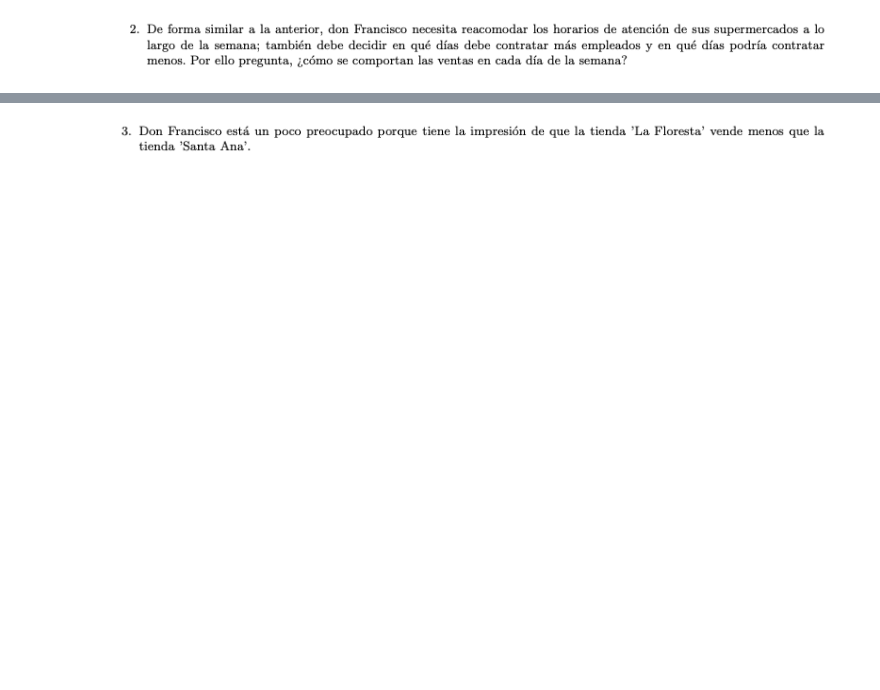
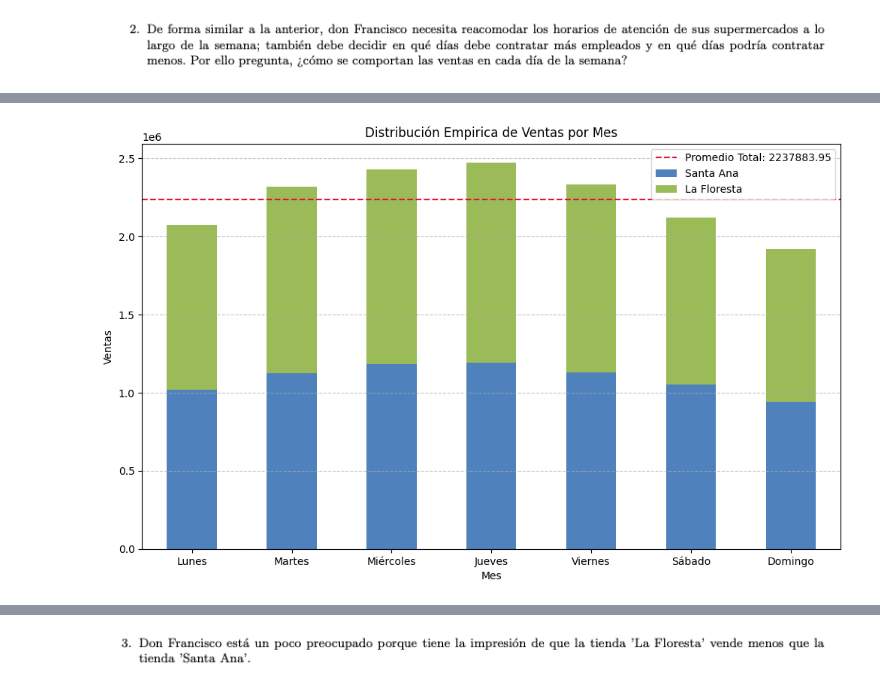
Before and after one commit to abrilnoguera/TPFinal-PEIA, a Jupyter notebook: TP Final.ipynb, the cells around one changed output, grey strips where cells are left out. Saved outputs shown, nothing was run; the diff lists cells and outputs as text; code cells hidden in the pictures; blank space fills up the shorter version.

```diff
--- a/TP Final.ipynb
+++ b/TP Final.ipynb
@@ -12,2 +91,14 @@
 # %% [markdown]
 ![image.png](attachment:image.png)
+# %%
+# Agrupamos ventas por tienda y día de la semana
+ventas_por_dia_tienda = df.groupby(['DiaNombre', 'Tienda'])['Ventas'].sum().unstack()
+
+# Ordenamos los días correctamente
+ventas_por_dia_tienda = ventas_por_dia_tienda.reindex(['Lunes', 'Martes', 'Miércoles', 'Jueves', 'Viernes', 'Sábado', 'Domingo'])
+
+# Agregamos la columna 'Total' sumando Santa Ana + La Floresta
+ventas_por_dia_tienda['Total'] = ventas_por_dia_tienda.sum(axis=1)
+
+# Mostramos la tabla final
+print(ventas_por_dia_tienda)
@@ -13,0 +115,25 @@
+# %%
+# Gráfico de comparación
+ventas_por_dia_tienda[['Santa Ana', 'La Floresta']].plot(
+    kind='bar',
+    stacked=True,
+    figsize=(12,7),
+    color=colores
+)
+
+# Agregamos la línea de promedio
+promedio_total = ventas_por_dia_tienda['Total'].mean()
+plt.axhline(y=promedio_total, color='crimson', linestyle='--', label=f'Promedio Total: {promedio_total:.2f}')
+
+# Mejoramos el gráfico
+plt.title("Distribución Empirica de Ventas por Mes")
+plt.xlabel("Mes")
+plt.ylabel("Ventas")
+plt.xticks(rotation=0)
+plt.legend()
+plt.grid(axis='y', linestyle='--', alpha=0.7)
+
+# Mostramos
+plt.show()
+# %% [output]
+[figure, added]
```
Also changed, not shown: parts of 12 cells of this notebook.
